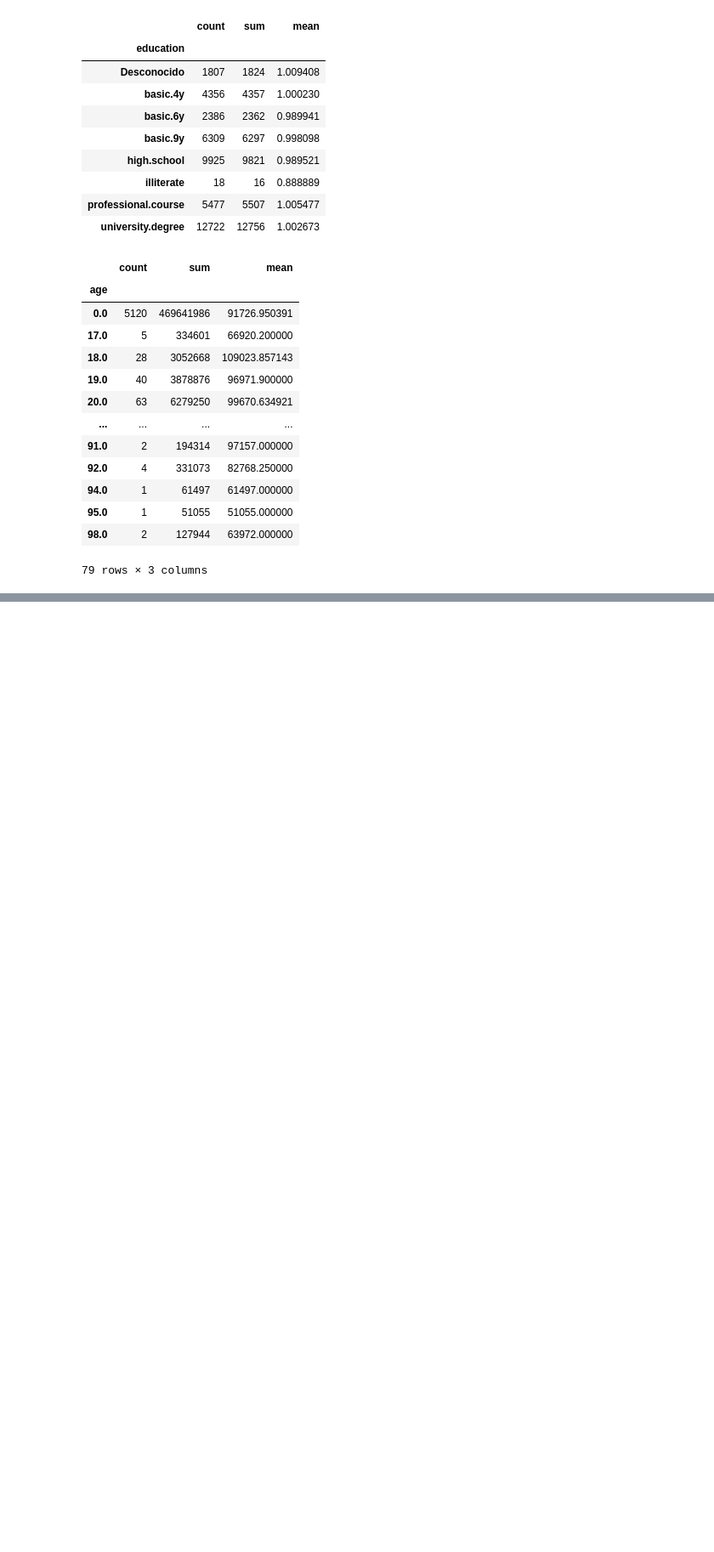
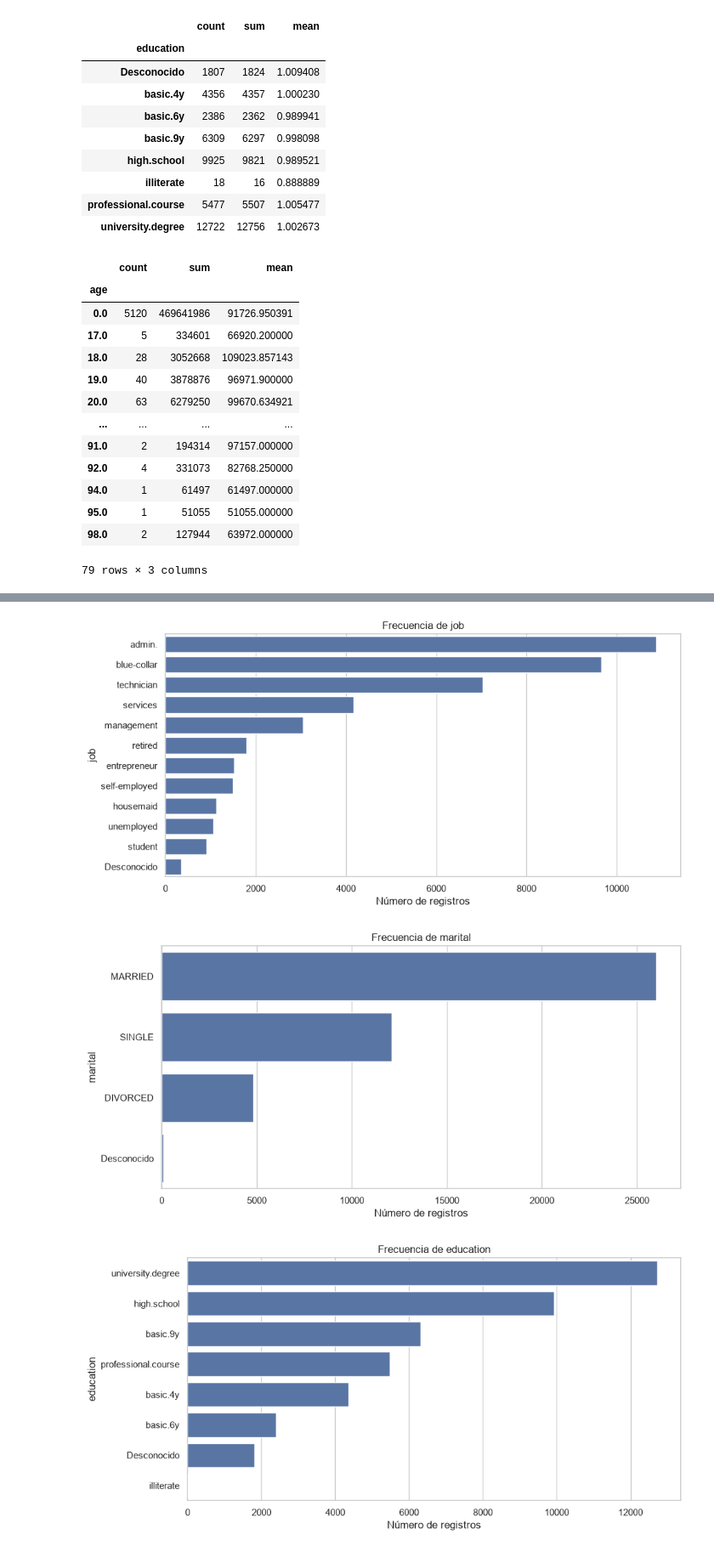
Before and after one commit to albertgotanegra/EDA-con-Python, a Jupyter notebook: EDA_entregafinal.ipynb, the cells around one changed output, grey strips where cells are left out. Shown at 85% size. Drawn from its saved outputs; the diff is of its cells as text; code cells hidden in the pictures; blank space fills up the shorter version.

```diff
--- a/EDA_entregafinal.ipynb
+++ b/EDA_entregafinal.ipynb
@@ -335,0 +649,17 @@ df_definitivo.groupby('age')['income'].agg(['count', 'sum', 'mean'])
+# %%
+# Gráficos de barras para las variables categóricas con cardinalidad moderada
+for col in columnas_categoricas:
+    n_categorias = df_eda[col].nunique(dropna=False)
+    if n_categorias <= 20:
+        orden = df_eda[col].value_counts().index
+        plt.figure(figsize=(10, 5))
+        sns.countplot(data=df_eda, y=col, order=orden)
+        plt.title(f"Frecuencia de {col}")
+        plt.xlabel("Número de registros")
+        plt.ylabel(col)
+        plt.tight_layout()
+        plt.show()
+# %% [output]
+[figure, added]
+[figure, added]
+[figure, added]
```
Also changed, not shown: parts of 22 cells of this notebook.
